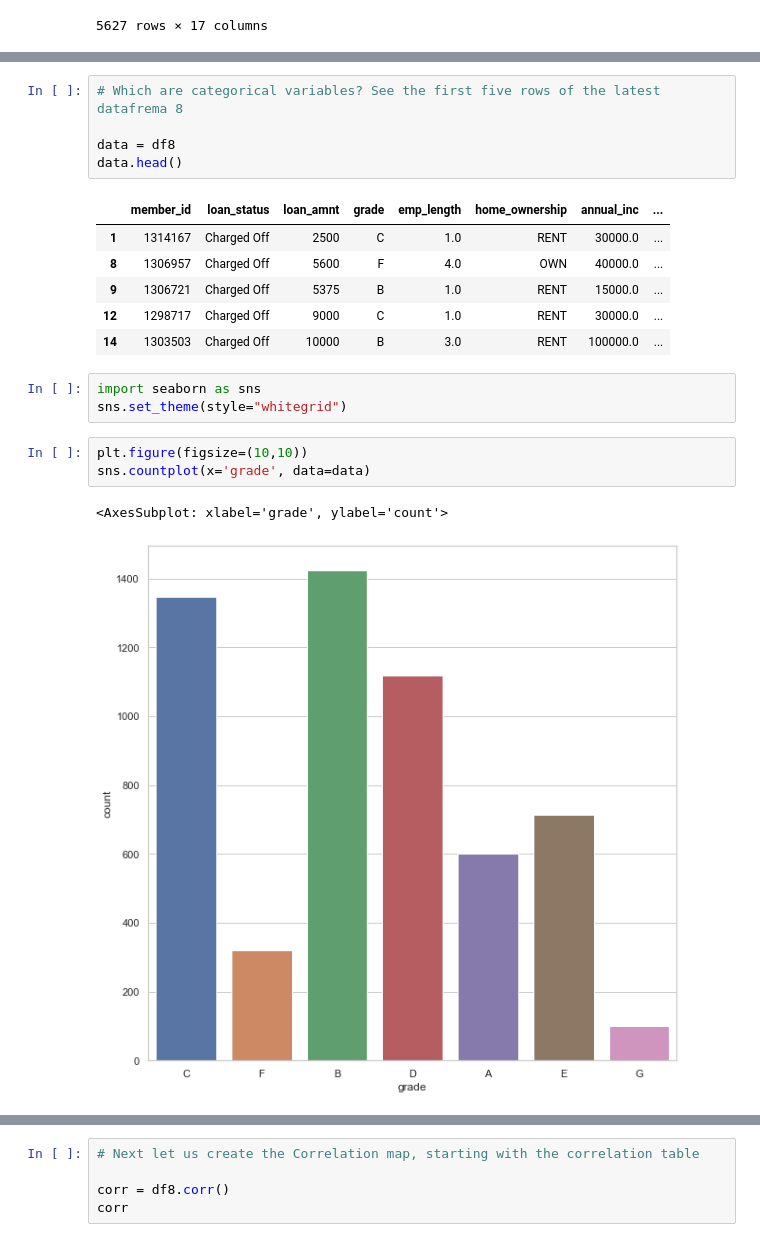
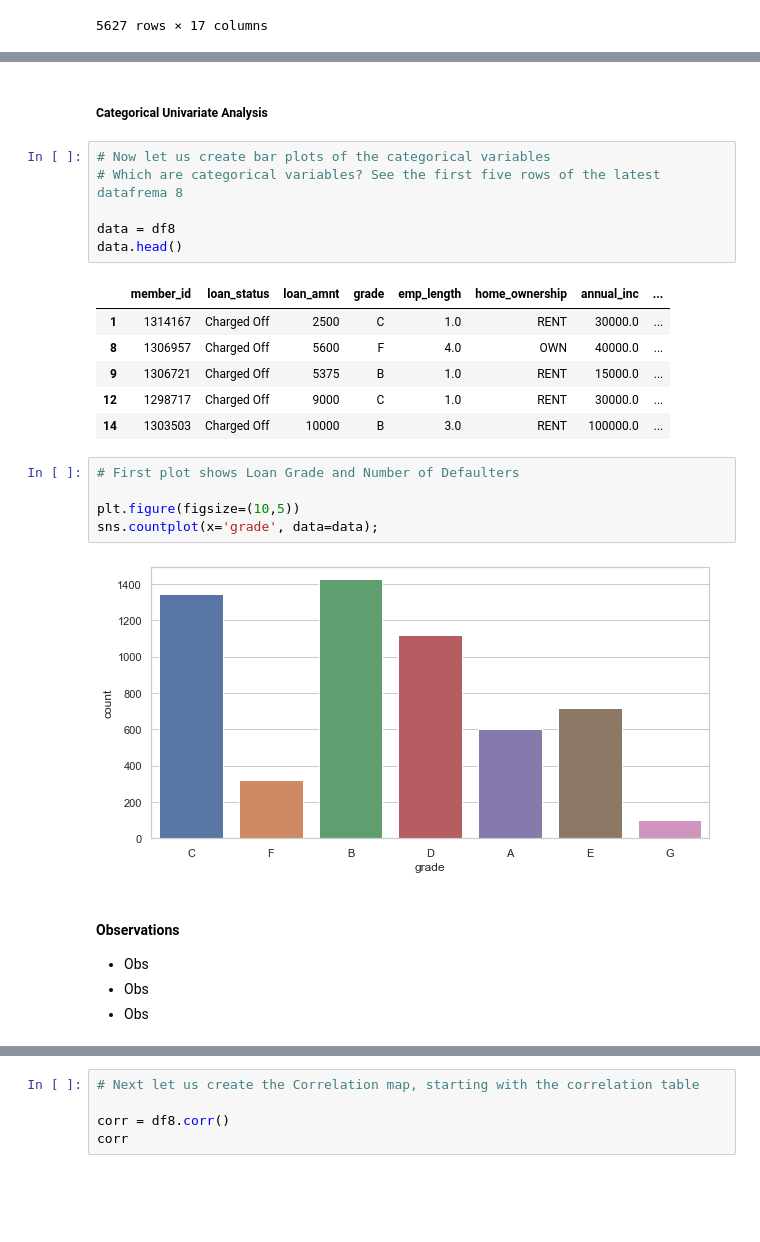
Before and after one commit to floodyc/LendingClubCaseStudy, a Jupyter notebook: LCCS.ipynb, the cells around one changed output, grey strips where cells are left out. Saved outputs shown, nothing was run; the diff lists cells and outputs as text; blank space fills up the shorter version.

Commit message:
Calculations Complete, Analysis to follow

```diff
--- a/LCCS.ipynb
+++ b/LCCS.ipynb
@@ -464,4 +470,7 @@ array([[<AxesSubplot: title={'center': 'loan_amnt'}>,
+# %% [markdown]
+##### __Categorical Univariate Analysis__
 # %%
+# Now let us create bar plots of the categorical variables
 # Which are categorical variables? See the first five rows of the latest datafrema 8
 
 data = df8
@@ -473,13 +482,16 @@ data.head()
 | 9 | 1306721 | Charged Off | 5375 | B | 1.0 | RENT | 15000.0 | ... |
 | 12 | 1298717 | Charged Off | 9000 | C | 1.0 | RENT | 30000.0 | ... |
 | 14 | 1303503 | Charged Off | 10000 | B | 3.0 | RENT | 100000.0 | ... |
-# %%
-import seaborn as sns
-sns.set_theme(style="whitegrid")
 # %%
-plt.figure(figsize=(10,10))
-sns.countplot(x='grade', data=data)
+# First plot shows Loan Grade and Number of Defaulters
+
+plt.figure(figsize=(10,5))
+sns.countplot(x='grade', data=data);
 # %% [output]
-<AxesSubplot: xlabel='grade', ylabel='count'>
-[figure, old version]
+[figure, new version]
+# %% [markdown]
+#### Observations
+* Obs
+* Obs
+* Obs
 # %%
```
Also changed, not shown: parts of 21 cells of this notebook.
